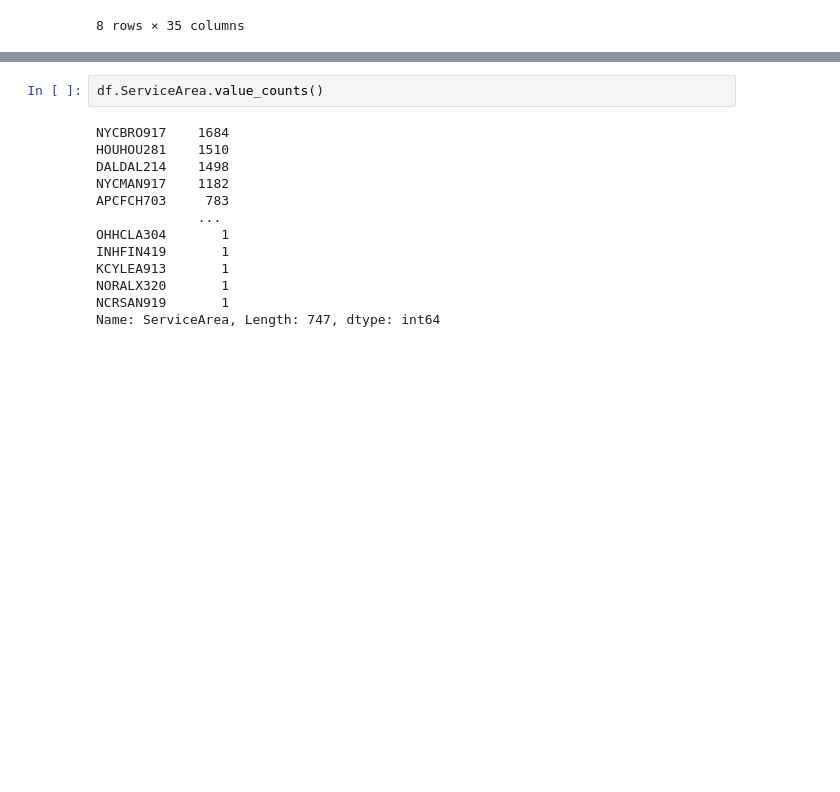
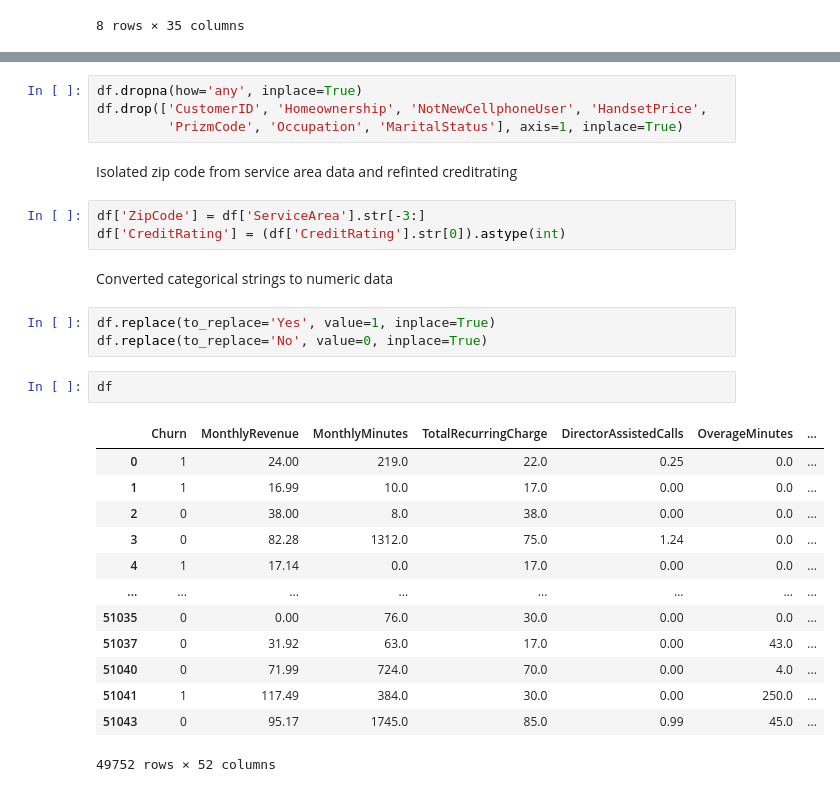
Before and after one commit to chris-helmerson/Cellular_Customer_Churn_Prediction, a Jupyter notebook: EDA.ipynb, the cells around one changed output, grey strips where cells are left out. Drawn from its saved outputs; the diff is of its cells as text; blank space fills up the shorter version.

```diff
--- a/EDA.ipynb
+++ b/EDA.ipynb
@@ -82,15 +80,30 @@ Name: Churn, dtype: float64
+# %%
+df.dropna(how='any', inplace=True)
+df.drop(['CustomerID', 'Homeownership', 'NotNewCellphoneUser', 'HandsetPrice',
+         'PrizmCode', 'Occupation', 'MaritalStatus'], axis=1, inplace=True)
+# %% [markdown]
+Isolated zip code from service area data and refinted creditrating
+# %%
+df['ZipCode'] = df['ServiceArea'].str[-3:]
+df['CreditRating'] = (df['CreditRating'].str[0]).astype(int)
+# %% [markdown]
+Converted categorical strings to numeric data
+# %%
+df.replace(to_replace='Yes', value=1, inplace=True)
+df.replace(to_replace='No', value=0, inplace=True)
 # %%
-df.ServiceArea.value_counts()
+df
 # %% [output]
+|  | Churn | MonthlyRevenue | MonthlyMinutes | TotalRecurringCharge | DirectorAssistedCalls | OverageMinutes | ... |
+| 0 | 1 | 24.00 | 219.0 | 22.0 | 0.25 | 0.0 | ... |
+| 1 | 1 | 16.99 | 10.0 | 17.0 | 0.00 | 0.0 | ... |
+| 2 | 0 | 38.00 | 8.0 | 38.0 | 0.00 | 0.0 | ... |
+| 3 | 0 | 82.28 | 1312.0 | 75.0 | 1.24 | 0.0 | ... |
+| 4 | 1 | 17.14 | 0.0 | 17.0 | 0.00 | 0.0 | ... |
+| ... | ... | ... | ... | ... | ... | ... | ... |
+| 51035 | 0 | 0.00 | 76.0 | 30.0 | 0.00 | 0.0 | ... |
+| 51037 | 0 | 31.92 | 63.0 | 17.0 | 0.00 | 43.0 | ... |
+| 51040 | 0 | 71.99 | 724.0 | 70.0 | 0.00 | 4.0 | ... |
+| 51041 | 1 | 117.49 | 384.0 | 30.0 | 0.00 | 250.0 | ... |
+| 51043 | 0 | 95.17 | 1745.0 | 85.0 | 0.99 | 45.0 | ... |
-NYCBRO917    1684
-HOUHOU281    1510
-DALDAL214    1498
-NYCMAN917    1182
-APCFCH703     783
-             ...
-OHHCLA304       1
-INHFIN419       1
-KCYLEA913       1
-NORALX320       1
-NCRSAN919       1
-Name: ServiceArea, Length: 747, dtype: int64
+49752 rows × 52 columns
```
Also changed, not shown: parts of 3 cells of this notebook.
